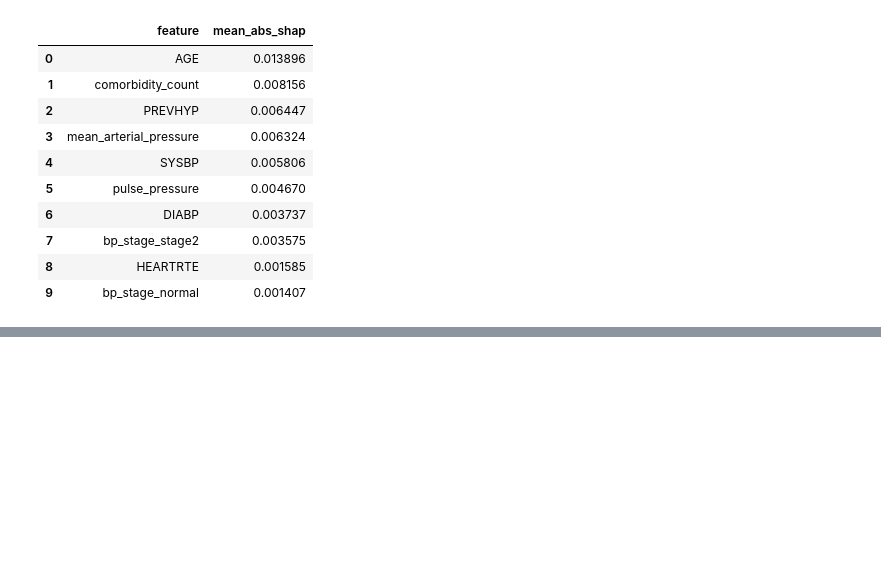
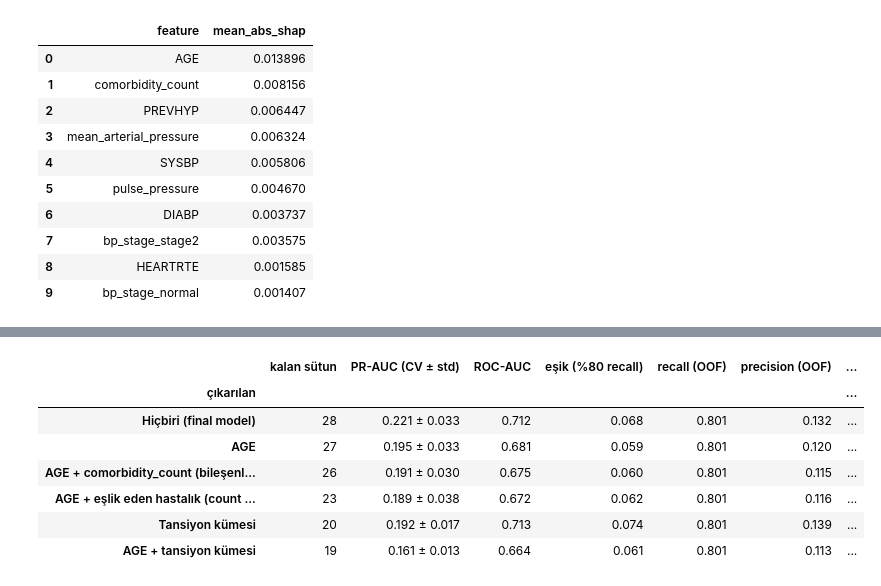
Before and after one commit to Soo-de/stroke_detection_ML, a Jupyter notebook: notebooks/07_model_rf.ipynb, the cells around one changed output, grey strips where cells are left out. Saved outputs shown, nothing was run; the diff lists cells and outputs as text; code cells hidden in the pictures; blank space fills up the shorter version.

```diff
--- a/notebooks/07_model_rf.ipynb
+++ b/notebooks/07_model_rf.ipynb
@@ -563,0 +660,57 @@ xai["shap_importance"].head(10)
+# %%
+import contextlib
+import io
+
+from sklearn.base import clone
+from sklearn.preprocessing import FunctionTransformer
+from metrics import compute_metrics
+
+def drop_columns(X, cols):
+    return X.drop(columns=cols)
+
+# The FE step derives pulse_pressure / mean_arterial_pressure / bp_stage from SYSBP and DIABP, and comorbidity_count
+# from DIABETES + PREVHYP + PREVCHD. Columns are dropped AFTER encoding, together with everything derived from them,
+# so a removed feature cannot come back through a derived column.
+encoded_cols = list(best.named_steps["encode"].get_feature_names_out())
+BP_CLUSTER = ["SYSBP", "DIABP", "pulse_pressure", "mean_arterial_pressure"] + [c for c in encoded_cols if c.startswith("bp_stage_")]
+COMORBIDITY = ["comorbidity_count", "DIABETES", "PREVHYP", "PREVCHD"]
+REMOVALS = {
+    "Hiçbiri (final model)": [],
+    "AGE": ["AGE"],
+    "AGE + comorbidity_count (bileşenler kalır)": ["AGE", "comorbidity_count"],
+    "AGE + eşlik eden hastalık (count + 3 bileşeni)": ["AGE"] + COMORBIDITY,
+    "Tansiyon kümesi": BP_CLUSTER,
+    "AGE + tansiyon kümesi": ["AGE"] + BP_CLUSTER,
+}
+
+def pipeline_without(cols):
+    pipe = clone(best)   # same balancing and hyperparameters as the final model, unfitted
+    if cols:
+        pipe.steps.insert(len(pipe.steps) - 1, ("drop", FunctionTransformer(drop_columns, kw_args={"cols": cols})))
+    return pipe
+
+rows = []
+for label, cols in REMOVALS.items():
+    res = cv_evaluate(pipeline_without(cols), X_train, y_train, model_name=label, save=False, verbose=False)
+    with contextlib.redirect_stdout(io.StringIO()):
+        _, thr = threshold_analysis(res["y"], res["oof_score"], plot=False)
+    oof = compute_metrics(res["y"], res["oof_score"], thr)
+    fp = int(((res["oof_score"] >= thr) & (res["y"] == 0)).sum())
+    s = res["summary"]
+    rows.append({"çıkarılan": label, "kalan sütun": len(encoded_cols) - len(cols),
+                 "PR-AUC (CV ± std)": f"{s.loc['pr_auc', 'cv_mean']:.3f} ± {s.loc['pr_auc', 'cv_std']:.3f}",
+                 "ROC-AUC": round(s.loc["roc_auc", "cv_mean"], 3),
+                 "eşik (%80 recall)": round(thr, 3), "recall (OOF)": round(oof["recall"], 3),
+                 "precision (OOF)": round(oof["precision"], 3),
+                 "1000 kişide yanlış alarm": round(fp / len(res["y"]) * 1000)})
+ablation = pd.DataFrame(rows).set_index("çıkarılan")
+ablation
+# %% [output]
+|  | kalan sütun | PR-AUC (CV ± std) | ROC-AUC | eşik (%80 recall) | recall (OOF) | precision (OOF) | ... |
+| çıkarılan |  |  |  |  |  |  | ... |
+| Hiçbiri (final model) | 28 | 0.221 ± 0.033 | 0.712 | 0.068 | 0.801 | 0.132 | ... |
+| AGE | 27 | 0.195 ± 0.033 | 0.681 | 0.059 | 0.801 | 0.120 | ... |
+| AGE + comorbidity_count (bileşenl... | 26 | 0.191 ± 0.030 | 0.675 | 0.060 | 0.801 | 0.115 | ... |
+| AGE + eşlik eden hastalık (count ... | 23 | 0.189 ± 0.038 | 0.672 | 0.062 | 0.801 | 0.116 | ... |
+| Tansiyon kümesi | 20 | 0.192 ± 0.017 | 0.713 | 0.074 | 0.801 | 0.139 | ... |
+| AGE + tansiyon kümesi | 19 | 0.161 ± 0.013 | 0.664 | 0.061 | 0.801 | 0.113 | ... |
```
Also changed, not shown: parts of 12 cells of this notebook, 3 other files.
